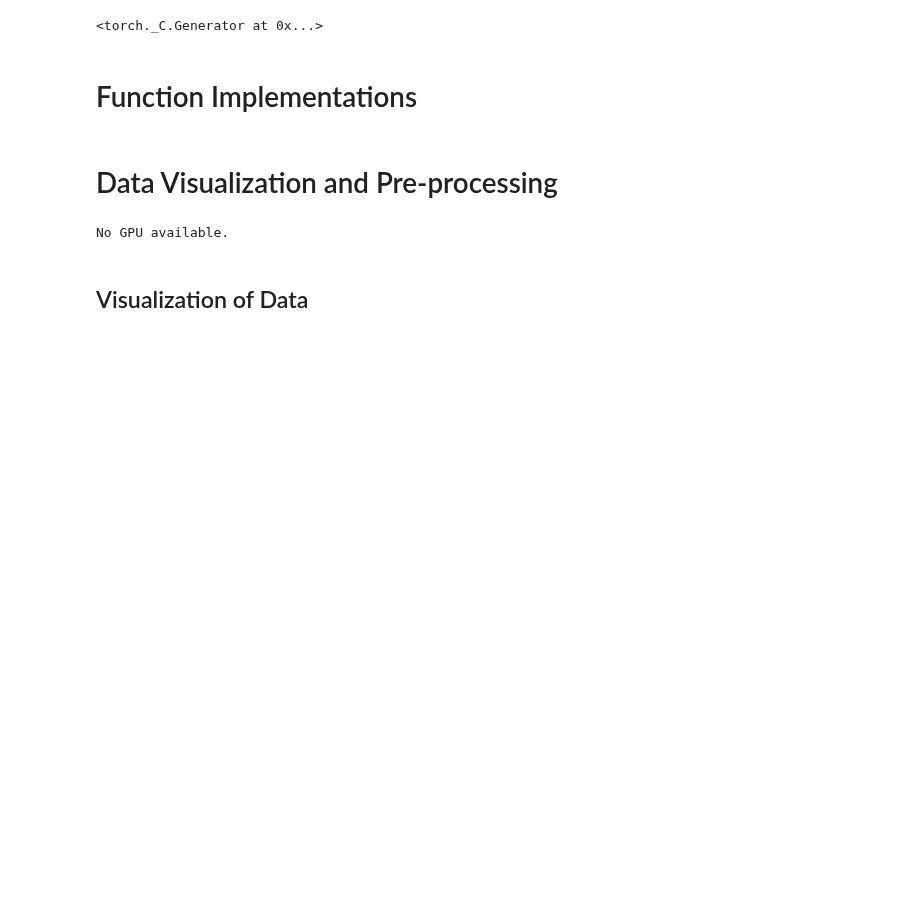
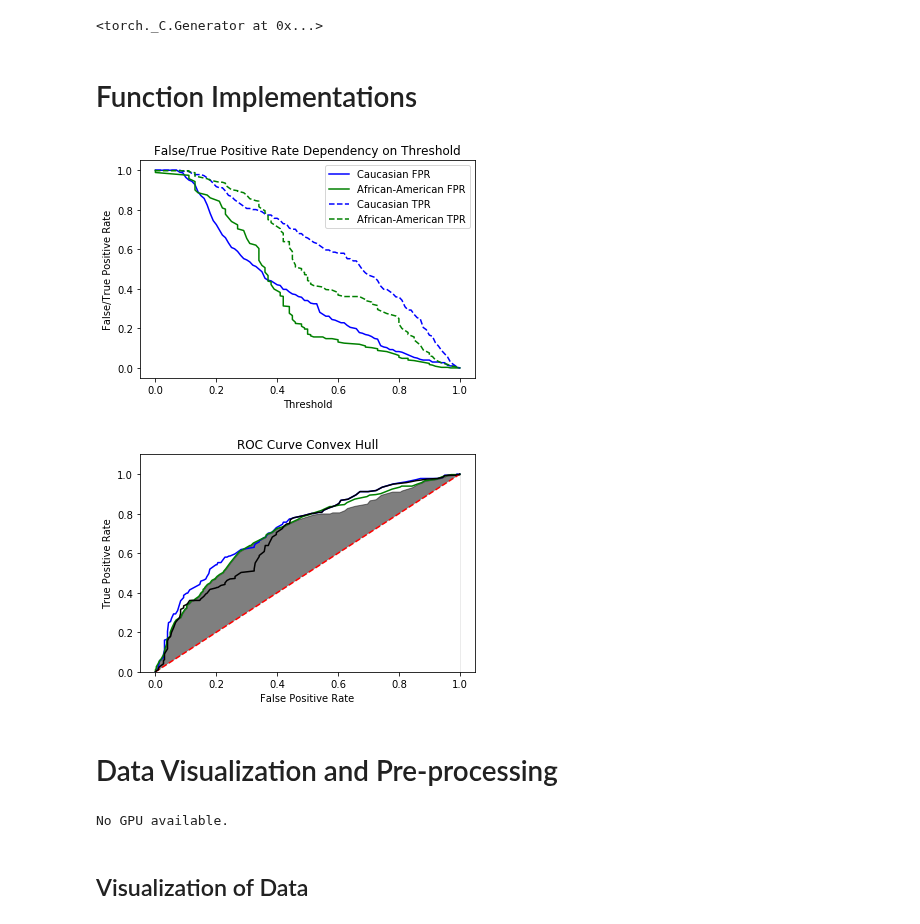
Before and after one commit to oskarwiese/fagprojekt, a Jupyter notebook: src/Classifier_notebook.ipynb, the cells around one changed output. Drawn from its saved outputs; the diff is of its cells as text; code cells hidden in the pictures; blank space fills up the shorter version.

Commit message:
start på plot

```diff
--- a/src/Classifier_notebook.ipynb
+++ b/src/Classifier_notebook.ipynb
@@ -356,33 +356,42 @@ def BiasCorrection(points, probs1, probs2, true1, true2, kind = "equalized odds"
         plt.title("Best Equal Opportunity Threshold")
         plt.text(-0.02, 0.93, f"Accuracy = {best_acc:.3f}\nThreshold 1 = {best_thres1:.2f}\nThreshold 2 = {best_thres2:.3f}")
         plt.show()
 
     elif kind == "proof":
 
         # Find the lowest value of the two curves for each point
         lower = np.array([])
         for i in range(points + 1):
             if tprs1[i] > tprs2[i]:
                 lower = np.append(lower, tprs2[i])
             else:
                 lower = np.append(lower, tprs1[i])
         diag = np.linspace(0, 1, points + 1)
 
+
+        #import scipy
+        #scipy.spatial.ConvexHull(points, incremental=False, qhull_options=None)
+
         # Plot the standard ROC-curve with the convex hull outlined
         fig, ax = plt.subplots(1)
         ax.plot(fprs1,tprs1,color="blue")
         ax.plot(fprs2,tprs2,color="green")
         x_values = [0, 1]
         y_values = [0, 1]
         ax.plot(x_values, y_values,'--',color="red")
         ax.set_xlabel("False Positive Rate")
         ax.set_ylabel("True Positive Rate")
         ax.set_title("ROC Curve Convex Hull")
         ax.set_ylim(0, 1.1)
         plt.plot(fprs1, lower, color = "black")
         ax.fill_between(fprs2, lower, 0, color = "black", alpha = 0.5)
         ax.fill_between(diag, diag, 0, color = "white")
         plt.show()
+
+BiasCorrection(100, y_val_white, y_val_black, y_white, y_black, kind = "proof")
+# %% [output]
+[figure, added]
+[figure, added]
 # %% [markdown]
 # Data Visualization and Pre-processing
 # %%
```
Also changed, not shown: parts of 5 cells of this notebook.
